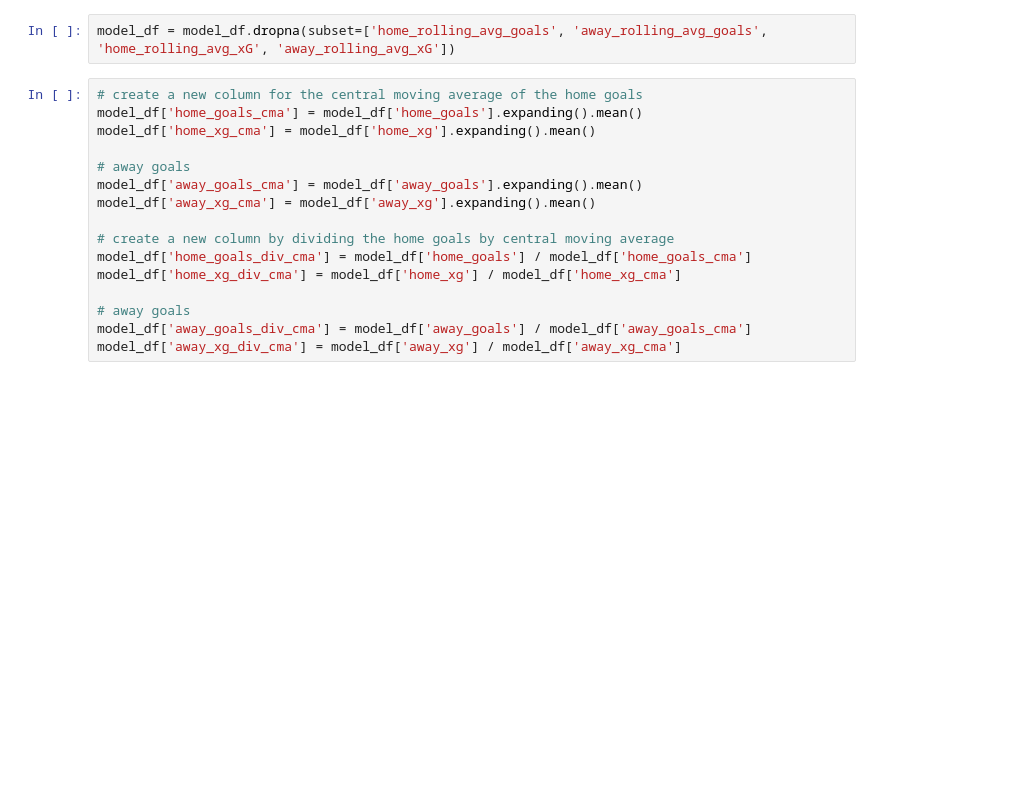
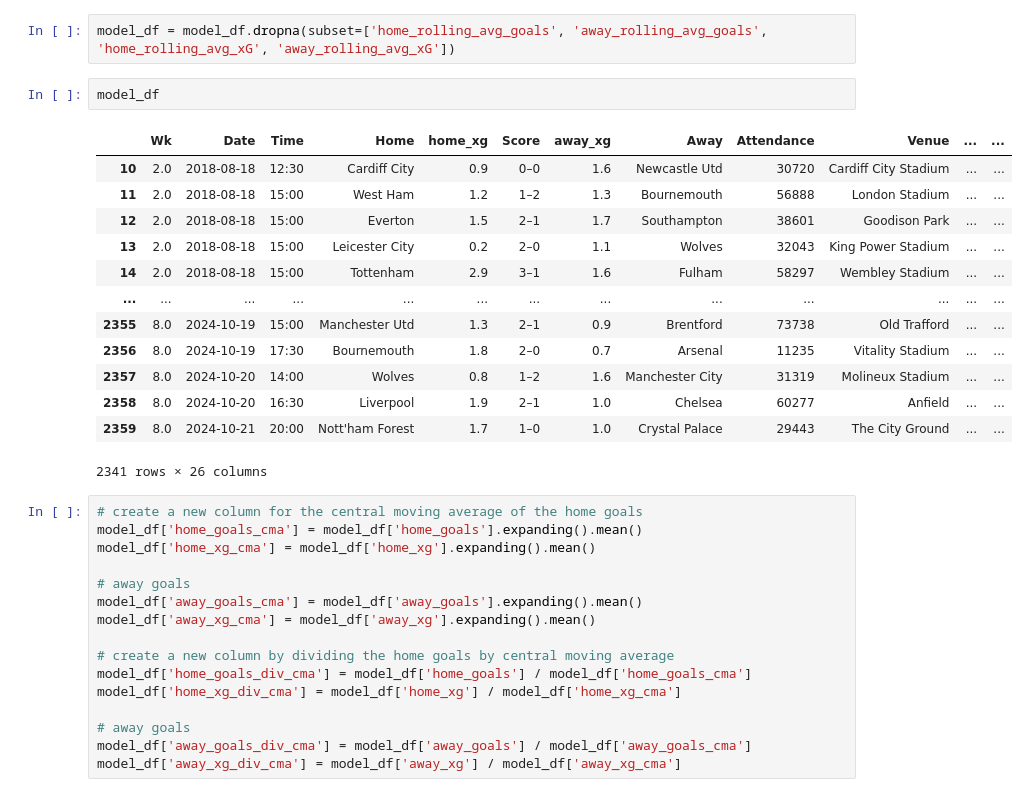
Before and after one commit to Brother-eww/premier_league_match_model, a Jupyter notebook: model_with_pipeline.ipynb, the cells around one changed output. Drawn from its saved outputs; the diff is of its cells as text; blank space fills up the shorter version.

```diff
--- a/model_with_pipeline.ipynb
+++ b/model_with_pipeline.ipynb
@@ -210,6 +210,22 @@ for x in model_df.Home.unique():
             model_df.at[index, 'away_rolling_avg_xG'] = row['rolling_avg_xG']
 # %%
 model_df = model_df.dropna(subset=['home_rolling_avg_goals', 'away_rolling_avg_goals', 'home_rolling_avg_xG', 'away_rolling_avg_xG'])
+# %%
+model_df
+# %% [output]
+|  | Wk | Date | Time | Home | home_xg | Score | away_xg | Away | Attendance | Venue | ... | ... |
+| 10 | 2.0 | 2018-08-18 | 12:30 | Cardiff City | 0.9 | 0–0 | 1.6 | Newcastle Utd | 30720 | Cardiff City Stadium | ... | ... |
+| 11 | 2.0 | 2018-08-18 | 15:00 | West Ham | 1.2 | 1–2 | 1.3 | Bournemouth | 56888 | London Stadium | ... | ... |
+| 12 | 2.0 | 2018-08-18 | 15:00 | Everton | 1.5 | 2–1 | 1.7 | Southampton | 38601 | Goodison Park | ... | ... |
+| 13 | 2.0 | 2018-08-18 | 15:00 | Leicester City | 0.2 | 2–0 | 1.1 | Wolves | 32043 | King Power Stadium | ... | ... |
+| 14 | 2.0 | 2018-08-18 | 15:00 | Tottenham | 2.9 | 3–1 | 1.6 | Fulham | 58297 | Wembley Stadium | ... | ... |
+| ... | ... | ... | ... | ... | ... | ... | ... | ... | ... | ... | ... | ... |
+| 2355 | 8.0 | 2024-10-19 | 15:00 | Manchester Utd | 1.3 | 2–1 | 0.9 | Brentford | 73738 | Old Trafford | ... | ... |
+| 2356 | 8.0 | 2024-10-19 | 17:30 | Bournemouth | 1.8 | 2–0 | 0.7 | Arsenal | 11235 | Vitality Stadium | ... | ... |
+| 2357 | 8.0 | 2024-10-20 | 14:00 | Wolves | 0.8 | 1–2 | 1.6 | Manchester City | 31319 | Molineux Stadium | ... | ... |
+| 2358 | 8.0 | 2024-10-20 | 16:30 | Liverpool | 1.9 | 2–1 | 1.0 | Chelsea | 60277 | Anfield | ... | ... |
+| 2359 | 8.0 | 2024-10-21 | 20:00 | Nott'ham Forest | 1.7 | 1–0 | 1.0 | Crystal Palace | 29443 | The City Ground | ... | ... |
+2341 rows × 26 columns
 # %%
 # create a new column for the central moving average of the home goals
 model_df['home_goals_cma'] = model_df['home_goals'].expanding().mean()
```
Also changed, not shown: parts of 4 cells of this notebook, 2 other files.
